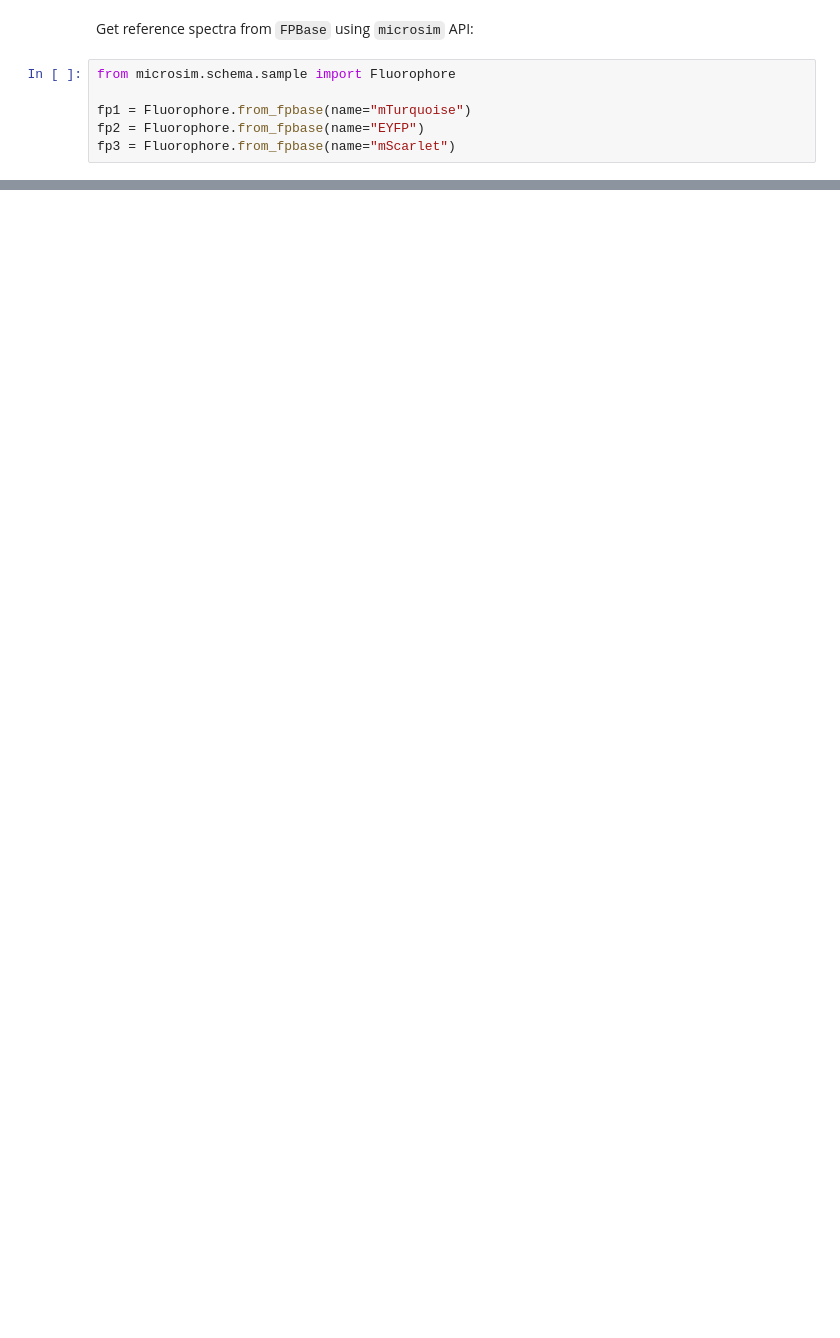
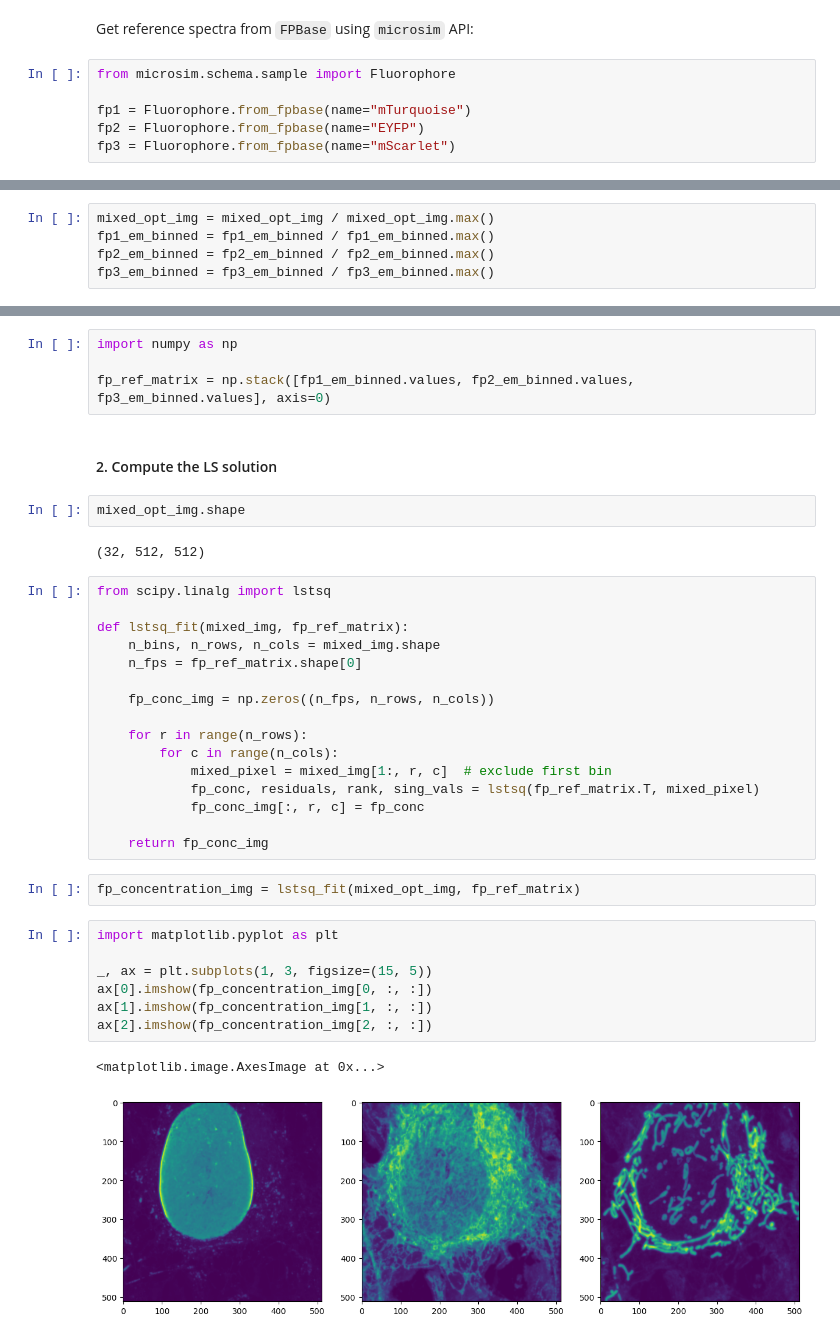
Before and after one commit to federico-carrara/linear_unmixing, a Jupyter notebook: least_squares_unmixing.ipynb, the cells around one changed output, grey strips where cells are left out. Cells and saved outputs as stored; diff of their text form; blank space fills up the shorter version.

```diff
--- a/least_squares_unmixing.ipynb
+++ b/least_squares_unmixing.ipynb
@@ -91,0 +109,5 @@ fp1_em_spec.intensity.shape, fp1_em_spec.wavelength.shape
+# %%
+mixed_opt_img = mixed_opt_img / mixed_opt_img.max()
+fp1_em_binned = fp1_em_binned / fp1_em_binned.max()
+fp2_em_binned = fp2_em_binned / fp2_em_binned.max()
+fp3_em_binned = fp3_em_binned / fp3_em_binned.max()
@@ -91,0 +116,38 @@ fp1_em_spec.intensity.shape, fp1_em_spec.wavelength.shape
+# %%
+import numpy as np
+
+fp_ref_matrix = np.stack([fp1_em_binned.values, fp2_em_binned.values, fp3_em_binned.values], axis=0)
+# %% [markdown]
+#### 2. Compute the LS solution
+# %%
+mixed_opt_img.shape
+# %% [output]
+(32, 512, 512)
+# %%
+from scipy.linalg import lstsq
+
+def lstsq_fit(mixed_img, fp_ref_matrix):
+    n_bins, n_rows, n_cols = mixed_img.shape
+    n_fps = fp_ref_matrix.shape[0]
+
+    fp_conc_img = np.zeros((n_fps, n_rows, n_cols))
+
+    for r in range(n_rows):
+        for c in range(n_cols):
+            mixed_pixel = mixed_img[1:, r, c]  # exclude first bin
+            fp_conc, residuals, rank, sing_vals = lstsq(fp_ref_matrix.T, mixed_pixel)
+            fp_conc_img[:, r, c] = fp_conc
+
+    return fp_conc_img
+# %%
+fp_concentration_img = lstsq_fit(mixed_opt_img, fp_ref_matrix)
+# %%
+import matplotlib.pyplot as plt
+
+_, ax = plt.subplots(1, 3, figsize=(15, 5))
+ax[0].imshow(fp_concentration_img[0, :, :])
+ax[1].imshow(fp_concentration_img[1, :, :])
+ax[2].imshow(fp_concentration_img[2, :, :])
+# %% [output]
+<matplotlib.image.AxesImage at 0x...>
+[figure, added]
```
Also changed, not shown: parts of 10 cells of this notebook, 1 other file.
